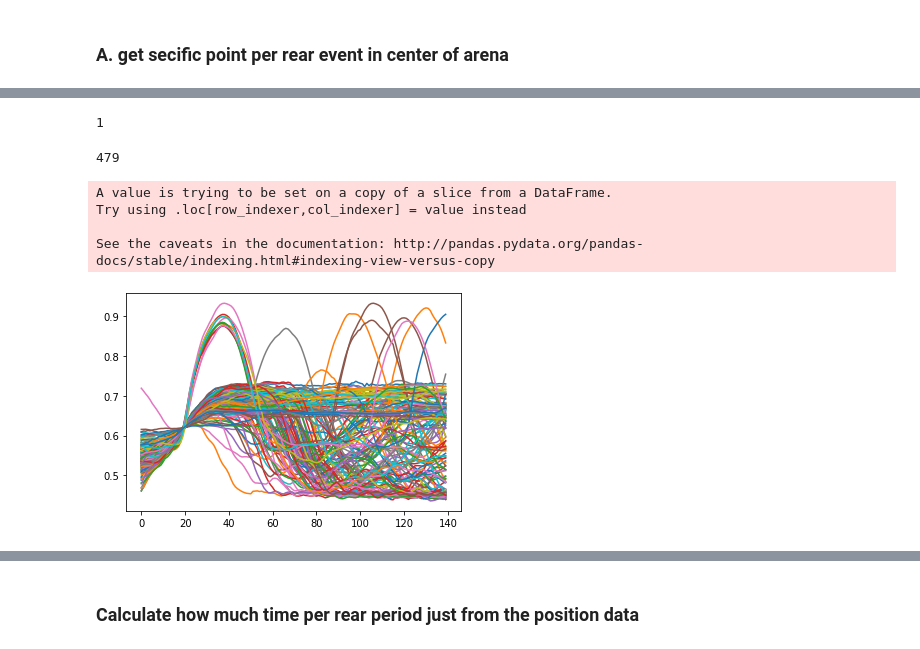
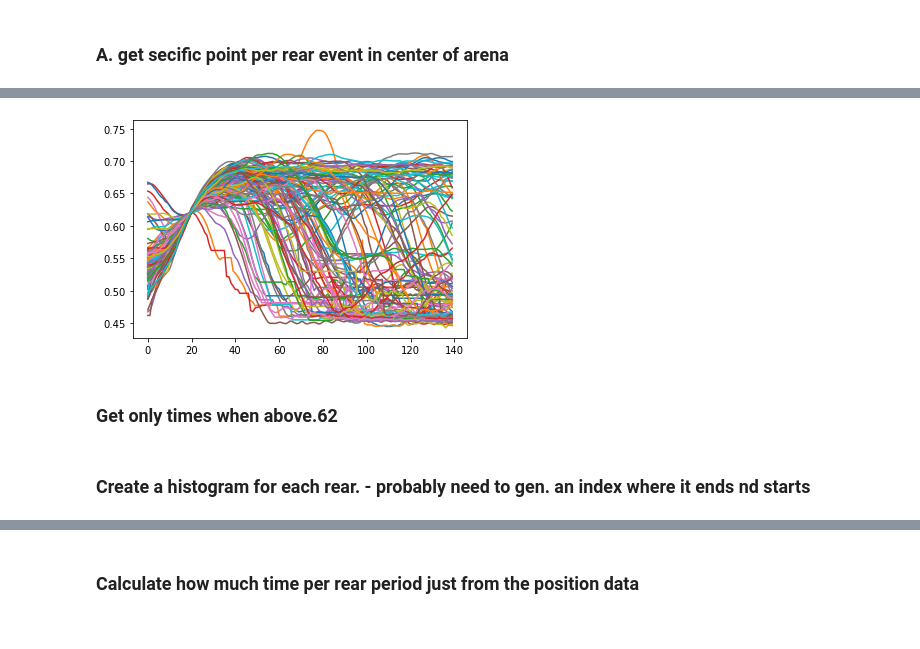
Before and after one commit to Fabalinks/Rearing_analysis, a Jupyter notebook: Code/20211125_FS_rearing_dynamics_simple.ipynb, the cells around one changed output, grey strips where cells are left out. Drawn from its saved outputs; the diff is of its cells as text; code cells hidden in the pictures.

```diff
--- a/Code/20211125_FS_rearing_dynamics_simple.ipynb
+++ b/Code/20211125_FS_rearing_dynamics_simple.ipynb
@@ -226,22 +238,16 @@ plt.plot(trial_list[1][2])
-# %%
-k= range(window*2)
-k[1]
-# %% [output]
-1
 # %%
-print (len(trial))
+#print (len(trial_list[5]))
 window= window_beg+window_end
 
 #print(trial_list)
 for trial in trial_list:
     #print (len(trial))
     if len(trial)==window:
-        trial[0]=range(window)
-        plt.plot(trial[0], trial[2],)
+        trial_len=range(window)
+        plt.plot(trial_len, trial[2],)
 # %% [output]
-479
-A value is trying to be set on a copy of a slice from a DataFrame.
-Try using .loc[row_indexer,col_indexer] = value instead
-
-See the caveats in the documentation: http://pandas.pydata.org/pandas-docs/stable/indexing.html#indexing-view-versus-copy
-[figure, old version]
+[figure, new version]
+# %% [markdown]
+### Get only times when above.62
+# %% [markdown]
+### Create a histogram for each rear. - probably need to gen. an index where it ends nd starts
```
Also changed, not shown: parts of 21 cells of this notebook.
